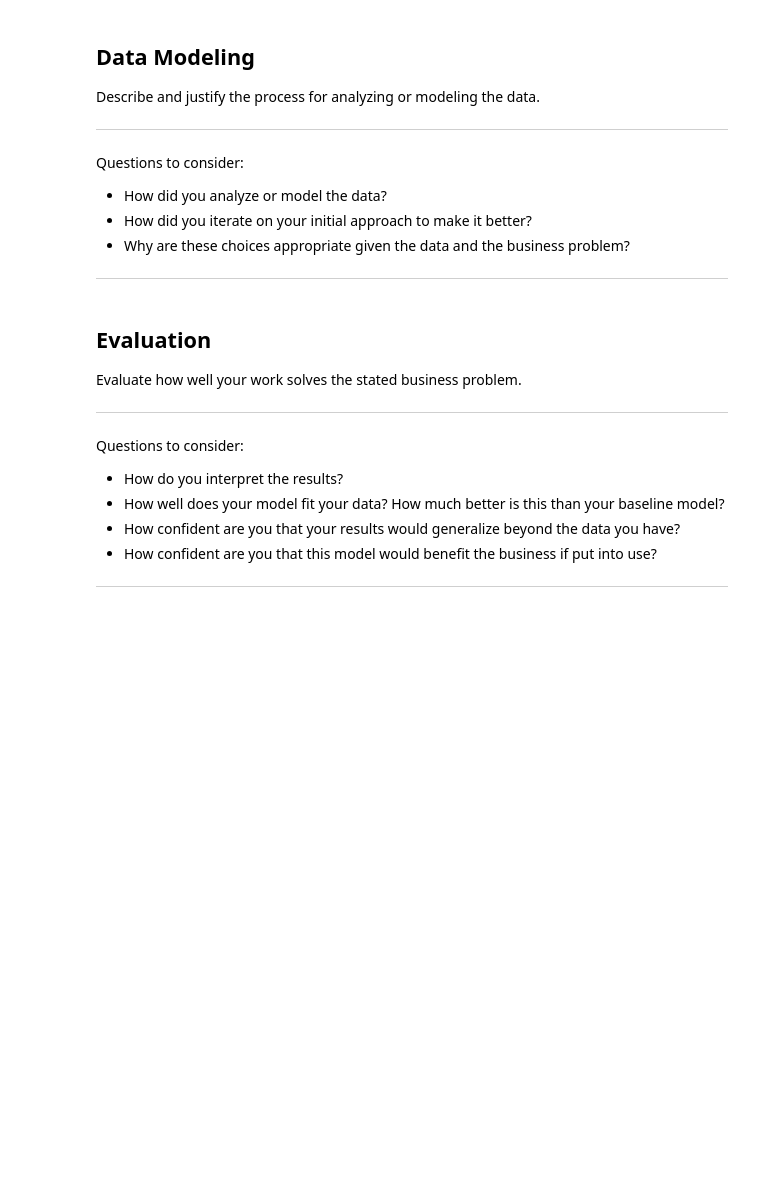
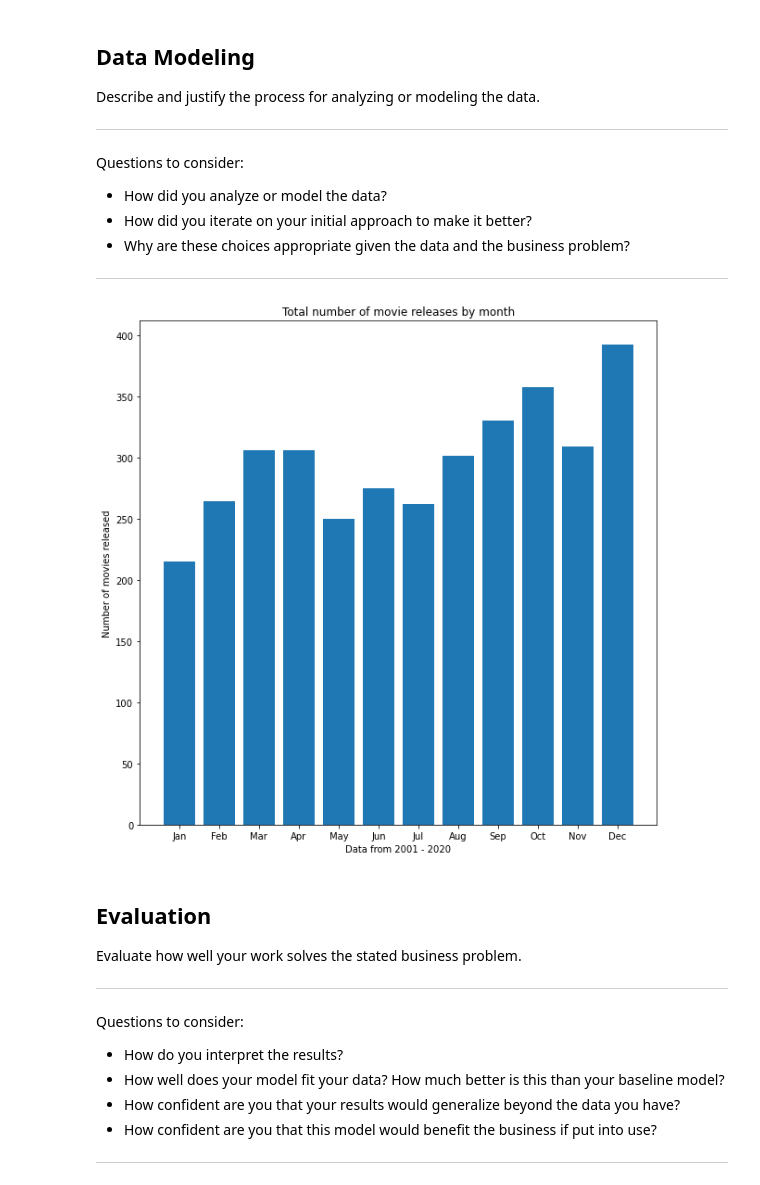
Before and after one commit to learn-co-curriculum/dsc-project-template, a Jupyter notebook: dsc-phase1-project-template.ipynb, the cells around one changed output. Saved outputs shown, nothing was run; the diff lists cells and outputs as text; code cells hidden in the pictures; blank space fills up the shorter version.

```diff
--- a/dsc-phase1-project-template.ipynb
+++ b/dsc-phase1-project-template.ipynb
@@ -70,0 +150,8 @@ Questions to consider:
+# %%
+# Order month by order in the calender then sort the calenders in order from Jan-Dec
+
+months = ["Jan", "Feb", "Mar", "Apr", "May", "Jun",
+          "Jul", "Aug", "Sep", "Oct", "Nov", "Dec"]
+df_complete['month'] = pd.Categorical(df_complete['month'], categories=months, ordered=True)
+df_complete = df_complete['month'].sort_values()
+df_complete = list(df_complete)
@@ -71,3 +172,17 @@ Questions to consider:
+# %%
+from matplotlib import pyplot as plt
+%matplotlib inline
+
+fig, ax = plt.subplots(figsize = (10, 10))
+x = months
+#y = [*here*]
+y = [215, 264, 306, 306, 250, 275, 262, 301, 330, 357, 309, 392]
+ax.bar(x, y);
+ax.set_title('Total number of movie releases by month')
+ax.set_xlabel('Data from 2001 - 2020')
+ax.set_ylabel('Number of movies released');
+# %% [output]
+[figure, added]
 # %% [markdown]
 ## Evaluation
 Evaluate how well your work solves the stated business problem.
```
Also changed, not shown: parts of 18 cells of this notebook.
